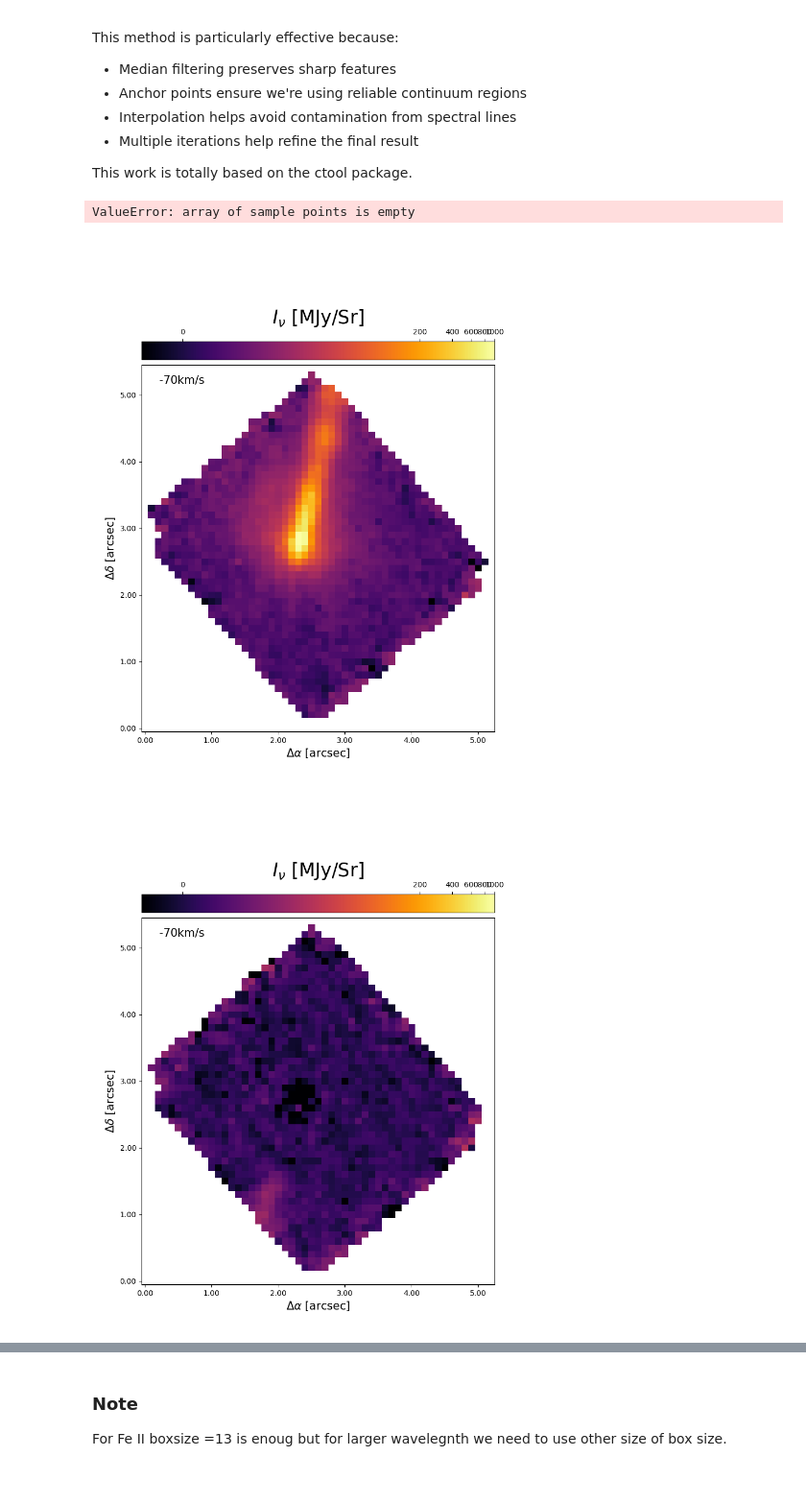
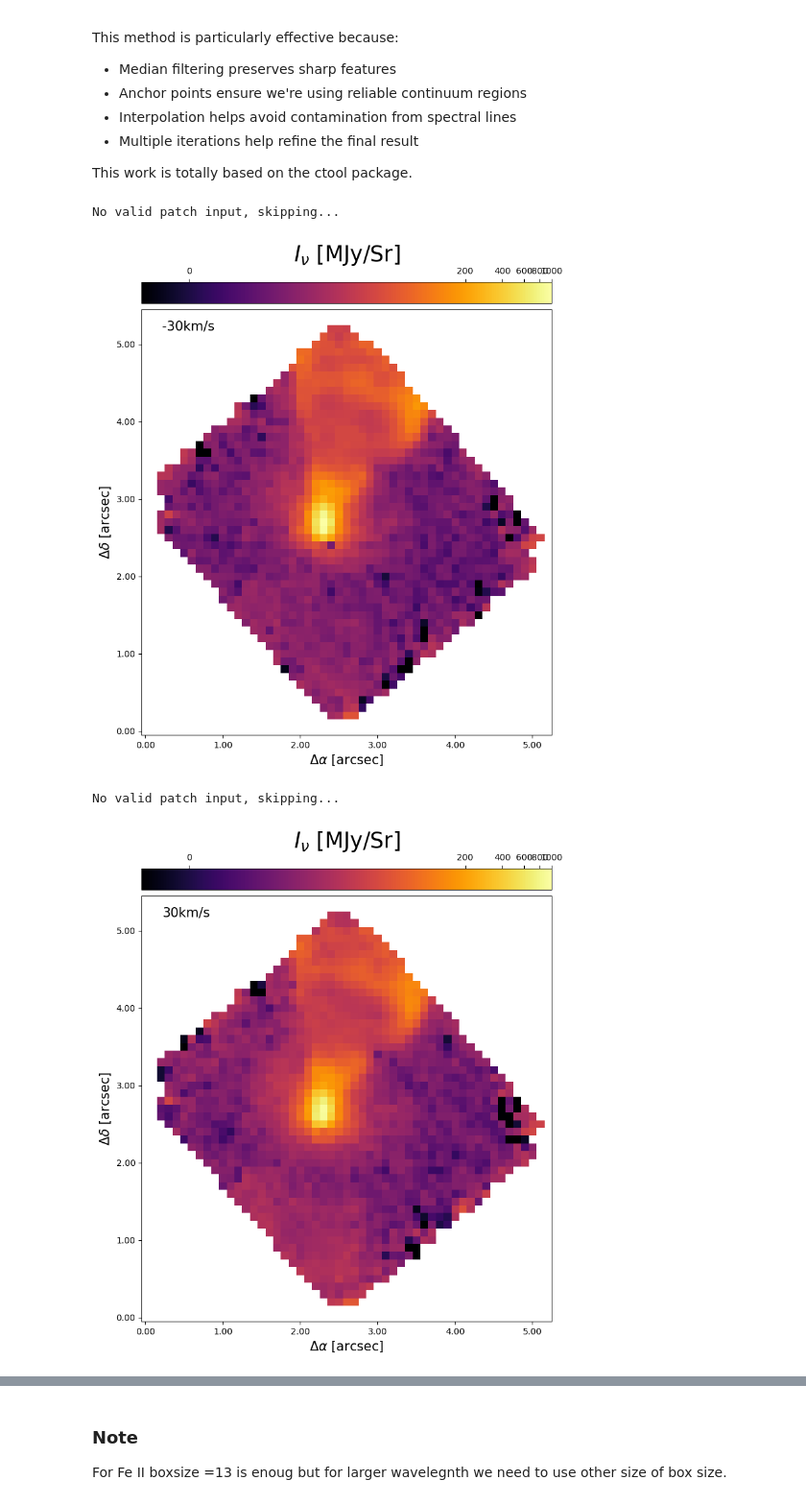
Before and after one commit to KuoJuiWu/2025Fall_ISM_Project, a Jupyter notebook: notebook/ism copy.ipynb, the cells around one changed output, grey strips where cells are left out. Shown at 96% size. Drawn from its saved outputs; the diff is of its cells as text; code cells hidden in the pictures.

```diff
--- a/notebook/ism copy.ipynb
+++ b/notebook/ism copy.ipynb
@@ -112,15 +119,18 @@ This work is totally based on the ctool package.
 # Reminder: g140_s3d is the original data cube
 import bettermoments as bm
 from tqdm.notebook import tqdm
-cont_spaxel, line_spaxel = generate_line_cont(data, wave, boxsize= 15 )
+
+cont_one_spaxel, line_one_spaxel = generate_line_cont(data[:, 42:43, 35:36], wave, boxsize= 13 )
+
+cont_spaxel, line_spaxel = generate_line_cont(data, wave, boxsize= 31, exclude=[(2.4138,2.469)])
-# %% [output]
-ValueError: array of sample points is empty
 # %%
 # Plot the continuum emission of the FeII 1.644
 # The reddshift side might locate at 190 km/s index = 2871
-plot_image(line_spaxel[2866], data_dict['TMC1A_g140h.s3d']['header'], vmin = -1, vmax = 1e3, a = 1e-3, text = '-70km/s', savefig = False, save_name = 'line_2866.png')
-plot_image(line_spaxel[2871], data_dict['TMC1A_g140h.s3d']['header'], vmin = -1, vmax = 1e3, a = 1e-3, text = '-70km/s', savefig = False, save_name = 'line_2871.png')
-plot_image(cont_spaxel[2866], data_dict['TMC1A_g140h.s3d']['header'], vmin = -1, vmax = 1e3, a = 1e-2, text = '-70km/s', savefig = False, save_name = 'cont_2866.png')
+plot_image(line_spaxel[1165], header, vmin = -1, vmax = 1e3, a = 1e-3, text = '-30km/s', savefig = False, save_name = 'line_1165.png')
+plot_image(line_spaxel[1166], header, vmin = -1, vmax = 1e3, a = 1e-3, text = '30km/s', savefig = False, save_name = 'line_1166.png')
+plot_image(cont_spaxel[1165], header, vmin = -1, vmax = 1e3, a = 1e-2, text = '30km/s', savefig = False, save_name = 'cont_2866.png')
 # %% [output]
+No valid patch input, skipping...
-[figure, old version]
+[figure, new version]
+No valid patch input, skipping...
-[figure, old version]
+[figure, new version]
```
Also changed, not shown: parts of 7 cells of this notebook.
